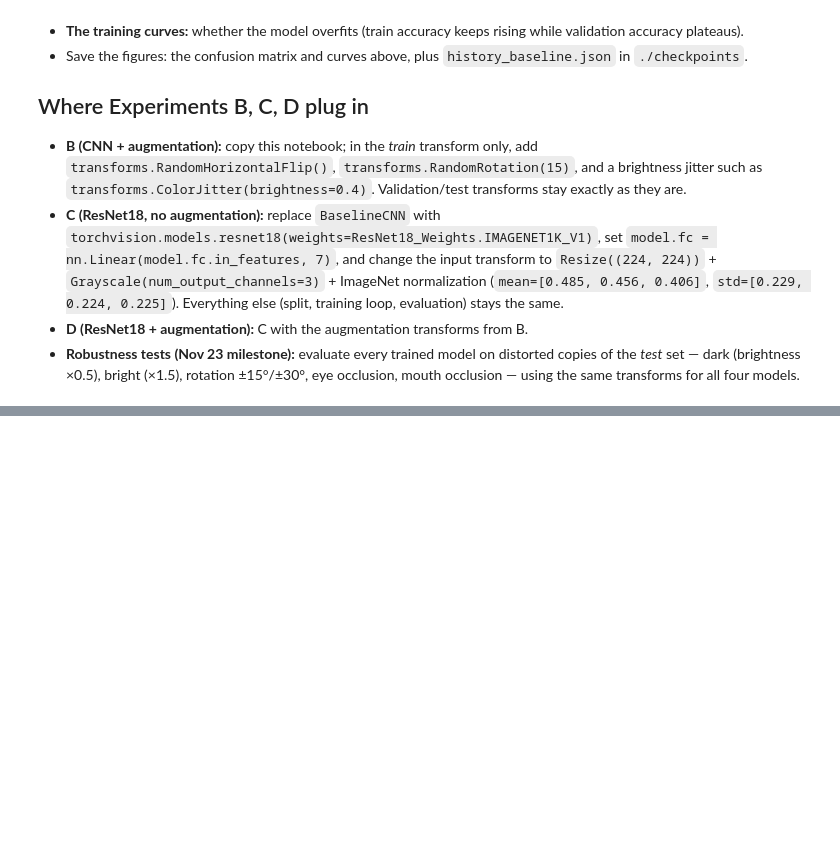
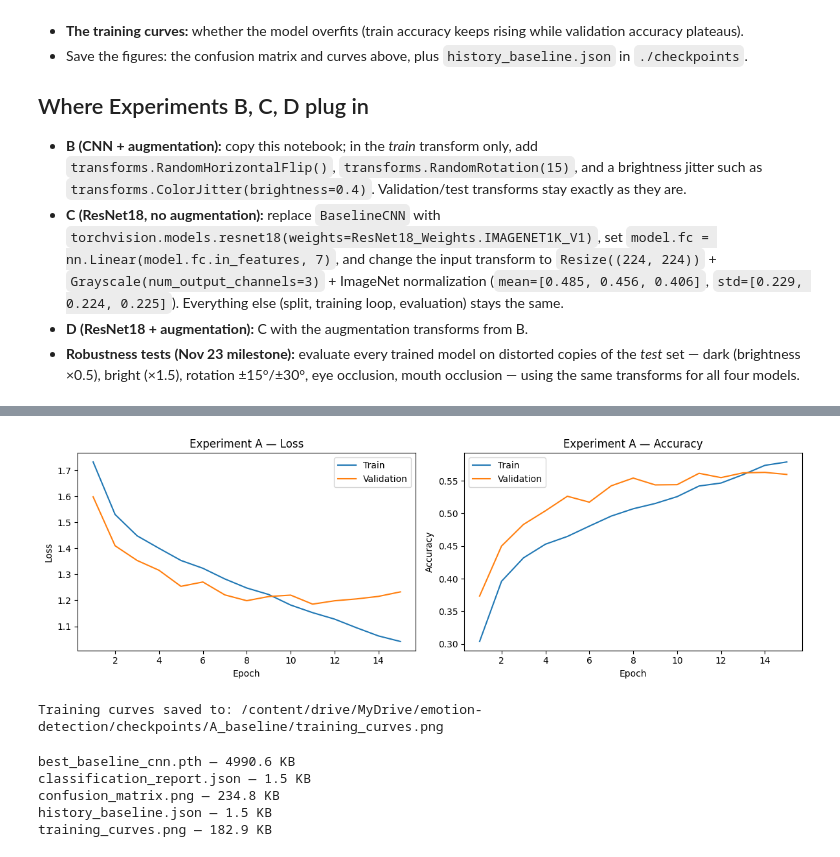
Before and after one commit to hsu01/emotion-detection, a Jupyter notebook: notebooks/01_baseline_cnn.ipynb, the cells around one changed output, grey strips where cells are left out. Drawn from its saved outputs; the diff is of its cells as text; code cells hidden in the pictures; blank space fills up the shorter version.

```diff
--- a/notebooks/01_baseline_cnn.ipynb
+++ b/notebooks/01_baseline_cnn.ipynb
@@ -402,0 +604,45 @@ plt.show()
+# %%
+epochs = range(1, len(history["train_loss"]) + 1)
+
+fig, axes = plt.subplots(1, 2, figsize=(12, 4))
+
+# Loss graph
+axes[0].plot(epochs, history["train_loss"], label="Train")
+axes[0].plot(epochs, history["val_loss"], label="Validation")
+axes[0].set_title("Experiment A — Loss")
+axes[0].set_xlabel("Epoch")
+axes[0].set_ylabel("Loss")
+axes[0].legend()
+
+# Accuracy graph
+axes[1].plot(epochs, history["train_acc"], label="Train")
+axes[1].plot(epochs, history["val_acc"], label="Validation")
+axes[1].set_title("Experiment A — Accuracy")
+axes[1].set_xlabel("Epoch")
+axes[1].set_ylabel("Accuracy")
+axes[1].legend()
+
+plt.tight_layout()
+
+save_path = os.path.join(RESULTS_DIR, "training_curves.png")
+plt.savefig(save_path, dpi=300, bbox_inches="tight")
+plt.show()
+
+print("Training curves saved to:", save_path)
+# %% [output]
+[figure, added]
+Training curves saved to: /content/drive/MyDrive/emotion-detection/checkpoints/A_baseline/training_curves.png
+# %%
+import os
+
+results_dir = "/content/drive/MyDrive/emotion-detection/checkpoints/A_baseline"
+
+for filename in sorted(os.listdir(results_dir)):
+    path = os.path.join(results_dir, filename)
+    print(f"{filename} — {os.path.getsize(path) / 1024:.1f} KB")
+# %% [output]
+best_baseline_cnn.pth — 4990.6 KB
+classification_report.json — 1.5 KB
+confusion_matrix.png — 234.8 KB
+history_baseline.json — 1.5 KB
+training_curves.png — 182.9 KB
```
Also changed, not shown: parts of 17 cells of this notebook.
